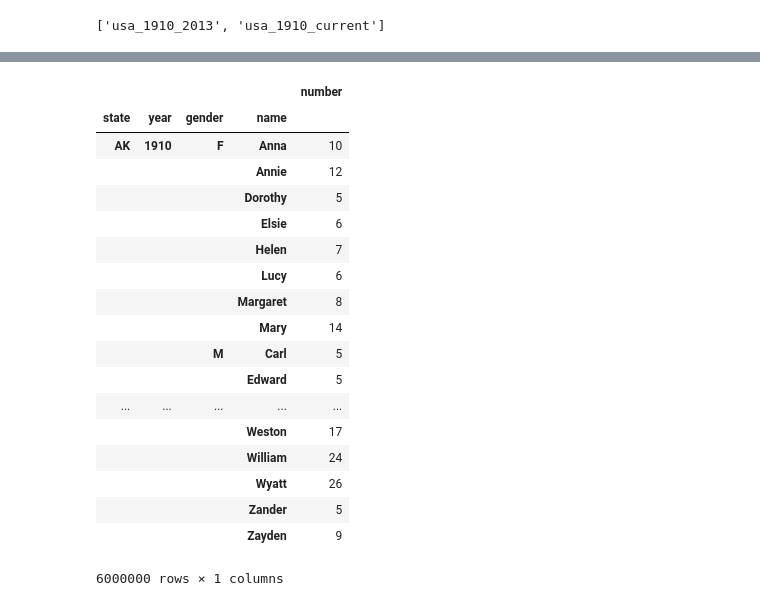
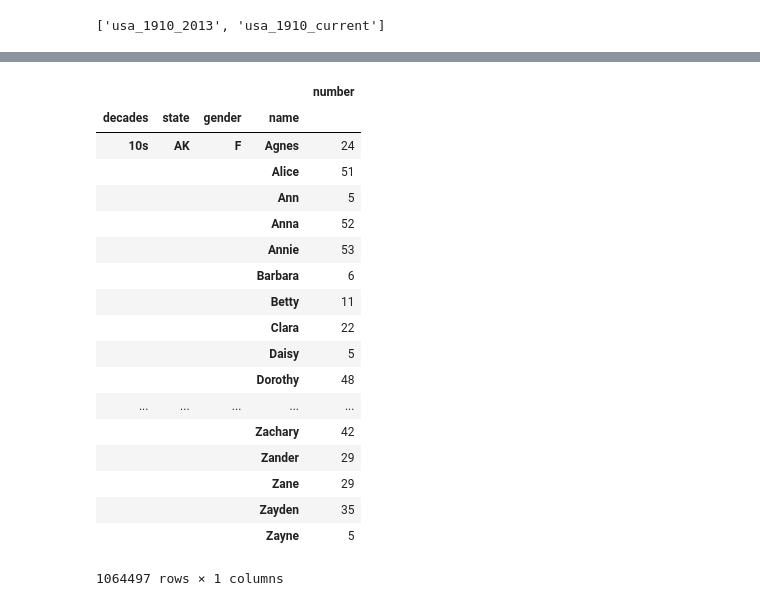
Before and after one commit to GizemYP/columbia_group_project, a Jupyter notebook: SSN_data/Dataset Pull.ipynb, the cells around one changed output, grey strips where cells are left out. Saved outputs shown, nothing was run; the diff lists cells and outputs as text; code cells hidden in the pictures.

Commit message:
cleaned data by decades

```diff
--- a/SSN_data/Dataset Pull.ipynb
+++ b/SSN_data/Dataset Pull.ipynb
@@ -37,0 +26,11 @@ main_df = usa_names_df
+# %%
+#create bins for decades
+# Create the bins in which Data will be held
+# Bins are 0, 59, 69, 79, 89, 100.
+bins = [1909 ,1919, 1929, 1939, 1949, 1959, 1969, 1979, 1989, 1999, 2009, 2019]
+
+# Create the names for the four bins
+group_names = ["10s", "20s", "30s", "40s", "50s", "60s", "70s","80s","90s","00s", "2010s"]
+
+main_df["decades"] = pd.cut(main_df["year"], bins, labels=group_names)
+main_df.head()
@@ -37,0 +44,4 @@ main_df = usa_names_df
+# %%
+#get top 10 of eacg gender, state and bin
+cut_df = main_df[['decades','state','gender','name','number']]
+cut_df
@@ -38,24 +67,23 @@ main_df = usa_names_df
 # %%
-main_df.head(15)
-cut_df = main_df.groupby(['state', 'year', 'gender','name']).agg({'number':sum})
-cut_df
+cut_fin_df = pd.DataFrame(cut_df.groupby(['decades','state','gender','name'], sort=True)['number'].sum())
+cut_fin_df
 # %% [output]
 |  |  |  |  | number |
-| state | year | gender | name |  |
-| AK | 1910 | F | Anna | 10 |
-|  |  |  | Annie | 12 |
-|  |  |  | Dorothy | 5 |
-|  |  |  | Elsie | 6 |
-|  |  |  | Helen | 7 |
-|  |  |  | Lucy | 6 |
-|  |  |  | Margaret | 8 |
-|  |  |  | Mary | 14 |
-|  |  | M | Carl | 5 |
-|  |  |  | Edward | 5 |
+| decades | state | gender | name |  |
+| 10s | AK | F | Agnes | 24 |
+|  |  |  | Alice | 51 |
+|  |  |  | Ann | 5 |
+|  |  |  | Anna | 52 |
+|  |  |  | Annie | 53 |
+|  |  |  | Barbara | 6 |
+|  |  |  | Betty | 11 |
+|  |  |  | Clara | 22 |
+|  |  |  | Daisy | 5 |
+|  |  |  | Dorothy | 48 |
 | ... | ... | ... | ... | ... |
-|  |  |  | Weston | 17 |
-|  |  |  | William | 24 |
-|  |  |  | Wyatt | 26 |
-|  |  |  | Zander | 5 |
-|  |  |  | Zayden | 9 |
+|  |  |  | Zachary | 42 |
+|  |  |  | Zander | 29 |
+|  |  |  | Zane | 29 |
+|  |  |  | Zayden | 35 |
+|  |  |  | Zayne | 5 |
-6000000 rows × 1 columns
+1064497 rows × 1 columns
```
Also changed, not shown: parts of 15 cells of this notebook, 2 other files.
